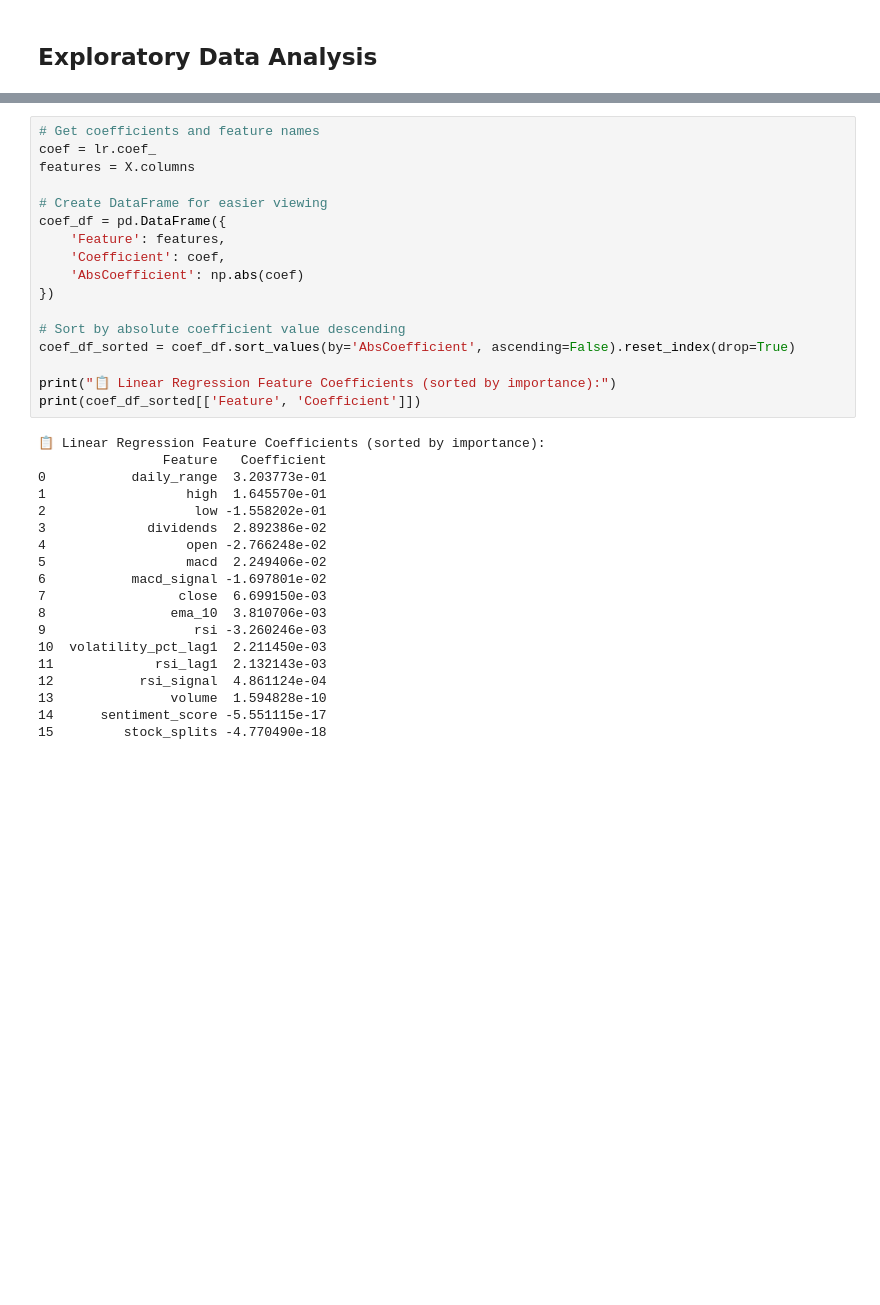
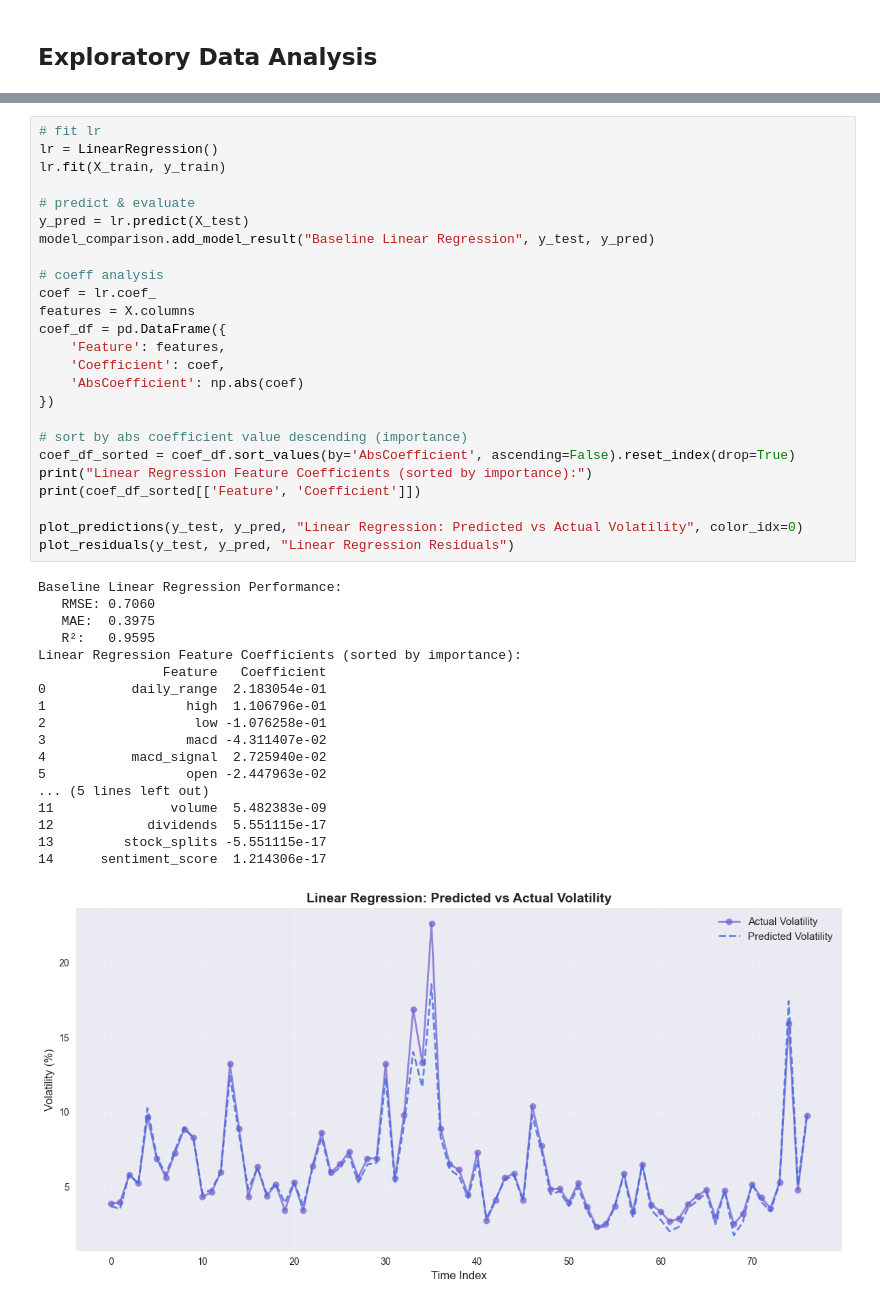
Before and after one commit to aditikhodke/stock-volatility-prediction, a Jupyter notebook: cleaned.ipynb, the cells around one changed output, grey strips where cells are left out. Drawn from its saved outputs; the diff is of its cells as text; blank space fills up the shorter version.

```diff
--- a/cleaned.ipynb
+++ b/cleaned.ipynb
@@ -483,36 +586,44 @@ R² Score: 0.9791
 # %%
-# Get coefficients and feature names
+# fit lr
+lr = LinearRegression()
+lr.fit(X_train, y_train)
+
+# predict & evaluate
+y_pred = lr.predict(X_test)
+model_comparison.add_model_result("Baseline Linear Regression", y_test, y_pred)
+
+# coeff analysis
 coef = lr.coef_
 features = X.columns
-
-# Create DataFrame for easier viewing
 coef_df = pd.DataFrame({
     'Feature': features,
     'Coefficient': coef,
     'AbsCoefficient': np.abs(coef)
 })
 
-# Sort by absolute coefficient value descending
+# sort by abs coefficient value descending (importance)
 coef_df_sorted = coef_df.sort_values(by='AbsCoefficient', ascending=False).reset_index(drop=True)
+print("Linear Regression Feature Coefficients (sorted by importance):")
+print(coef_df_sorted[['Feature', 'Coefficient']])
 
-print("📋 Linear Regression Feature Coefficients (sorted by importance):")
-print(coef_df_sorted[['Feature', 'Coefficient']])
+plot_predictions(y_test, y_pred, "Linear Regression: Predicted vs Actual Volatility", color_idx=0)
+plot_residuals(y_test, y_pred, "Linear Regression Residuals")
 # %% [output]
-📋 Linear Regression Feature Coefficients (sorted by importance):
+Baseline Linear Regression Performance:
+   RMSE: 0.7060
+   MAE:  0.3975
+   R²:   0.9595
+Linear Regression Feature Coefficients (sorted by importance):
                 Feature   Coefficient
-0           daily_range  3.203773e-01
-1                  high  1.645570e-01
-2                   low -1.558202e-01
-3             dividends  2.892386e-02
-4                  open -2.766248e-02
-5                  macd  2.249406e-02
-6           macd_signal -1.697801e-02
-7                 close  6.699150e-03
-8                ema_10  3.810706e-03
-9                   rsi -3.260246e-03
-10  volatility_pct_lag1  2.211450e-03
-11             rsi_lag1  2.132143e-03
-12           rsi_signal  4.861124e-04
-13               volume  1.594828e-10
-14      sentiment_score -5.551115e-17
-15         stock_splits -4.770490e-18
+0           daily_range  2.183054e-01
+1                  high  1.106796e-01
+2                   low -1.076258e-01
+3                  macd -4.311407e-02
+4           macd_signal  2.725940e-02
+5                  open -2.447963e-02
+... (5 lines left out)
+11               volume  5.482383e-09
+12            dividends  5.551115e-17
+13         stock_splits -5.551115e-17
+14      sentiment_score  1.214306e-17
+[figure, added]
```
Also changed, not shown: parts of 29 cells of this notebook, 2 other files.
